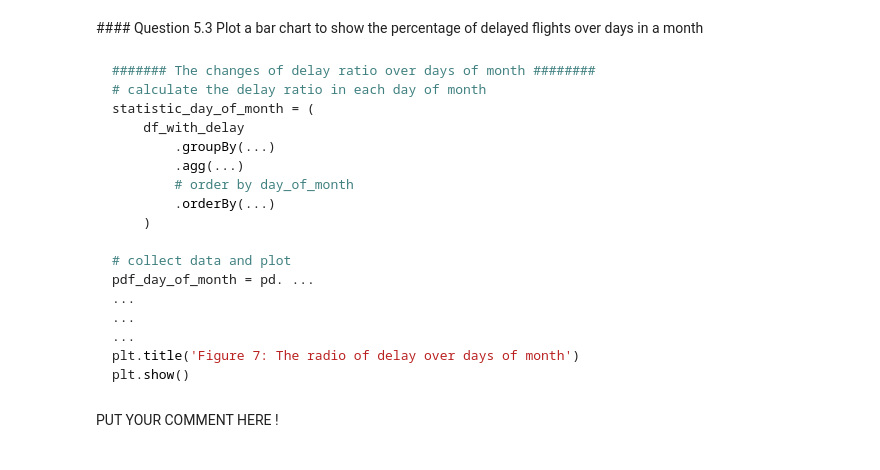
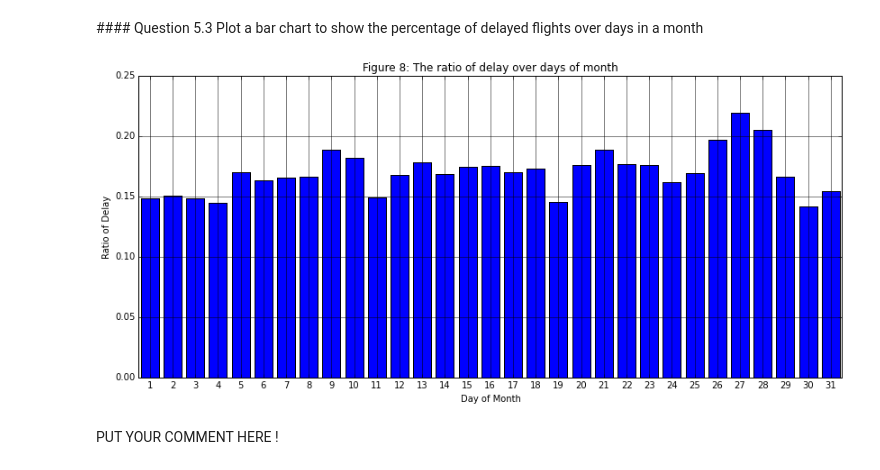
Before and after one commit to adriculteur/Algorithmic-Machine-Learning, a Jupyter notebook: Notebooks/[Lecture 5+6] Regression algorithm - Using Random Forests to predict Airplane Delays.ipynb, the cells around one changed output. Saved outputs shown, nothing was run; the diff lists cells and outputs as text; code cells hidden in the pictures.

````diff
--- a/Notebooks/[Lecture 5+6] Regression algorithm - Using Random Forests to predict Airplane Delays.ipynb
+++ b/Notebooks/[Lecture 5+6] Regression algorithm - Using Random Forests to predict Airplane Delays.ipynb
@@ -185,7 +185,7 @@ cleaned_data = (
         # filter out the header
         .filter(lambda row : row != header)
         # replace the missing values with empty characters
-        .map(lambda l : l.replace(',NA', ','))df.take(5)
+        .map(lambda l : l.replace(',NA', ','))
     )
 
 print("number of rows after cleaning:", cleaned_data.count())
@@ -217,7 +217,7 @@ airline_data_schema = StructType([ \
     StructField("tail_number",              StringType(), True), \
     StructField("actual_elapsed_time",      IntegerType(), True), \
     StructField("scheduled_elapsed_time",   IntegerType(), True), \
-    StructField("air_time",                 Intdf.take(5)egerType(), True), \
+    StructField("air_time",                 IntegerType(), True), \
     StructField("arrival_delay",            IntegerType(), True), \
     StructField("departure_delay",          IntegerType(), True), \
     StructField("src_airport",              StringType(),  True), \
@@ -257,7 +257,7 @@ cleaned_data_to_columns = cleaned_data.map(lambda l: l.split(","))\
             int(cols[13]) if cols[13] else None,
             int(cols[14]) if cols[14] else None,
             int(cols[15]) if cols[15] else None,
-            cols[16]      if cols[16] else Nonedf.take(5),
+            cols[16]      if cols[16] else None,
             cols[17]      if cols[17] else None,
             int(cols[18]) if cols[18] else None,
             int(cols[19]) if cols[19] else None,
@@ -694,26 +696,32 @@ This example shows us that the way representing results are also important.
 <div class='anchor' ></div>
 #### Question 5.3
 Plot a bar chart to show the percentage of delayed flights over days in a month
-# %% [markdown]
-```python
-####### The changes of delay ratio over days of month ########
-# calculate the delay ratio in each day of month
-statistic_day_of_month = (
-    df_with_delay
-        .groupBy(...)
-        .agg(...)
-        # order by day_of_month
-        .orderBy(...)
-    )
-
-# collect data and plot
-pdf_day_of_month = pd. ...
-...
-...
-...
-plt.title('Figure 7: The radio of delay over days of month')
-plt.show()
-```
+# %%
+####### The changes of delay ratio over days of month ########
+# calculate the delay ratio in each day of month
+statistic_day_of_month = (
+    df_with_delay
+        .groupBy('day_of_month')
+        .agg((func.sum('is_delay')/func.count('*')).alias('delay_ratio'))
+        # order by day_of_month
+        .orderBy('day_of_month')
+    )
+
+pdf_day_of_month = pd.DataFrame(data=statistic_day_of_month.collect())
+
+# collect data and plot
+plt.figure(figsize=(14,6))
+plt.xlabel("Day of Month")
+plt.ylabel("Ratio of Delay")
+plt.title('Figure 8: The ratio of delay over days of month')
+plt.grid(True,which="both",ls="-")
+
+plt.bar(pdf_day_of_month[0], pdf_day_of_month[1], align='center')
+plt.xlim([0.5,31.5])
+plt.xticks(range(1,32))
+plt.show()
+# %% [output]
+[figure, added]
 # %% [markdown]
 <div class="comment">
 PUT YOUR COMMENT HERE !
````
Also changed, not shown: parts of 9 cells of this notebook.
